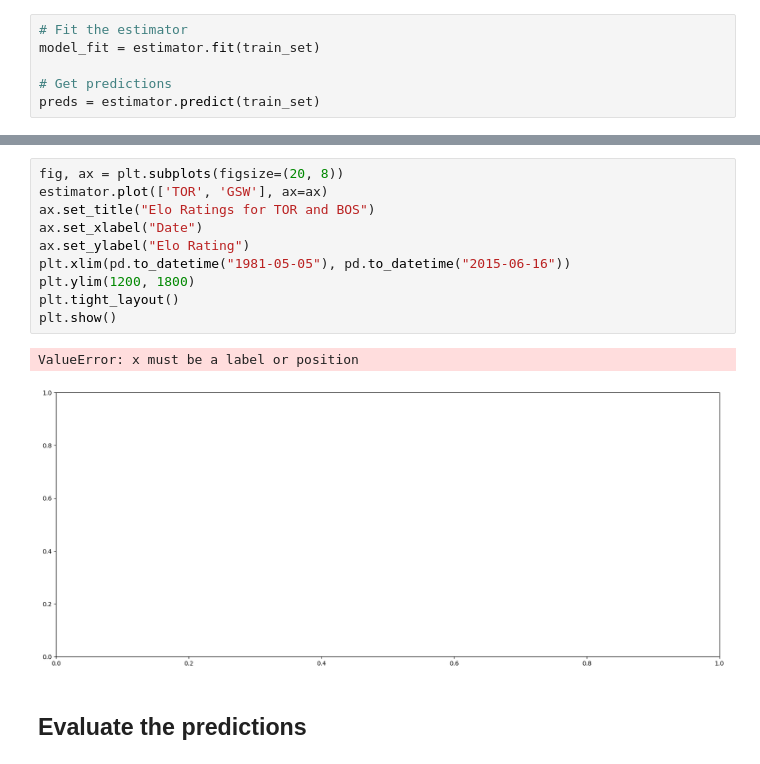
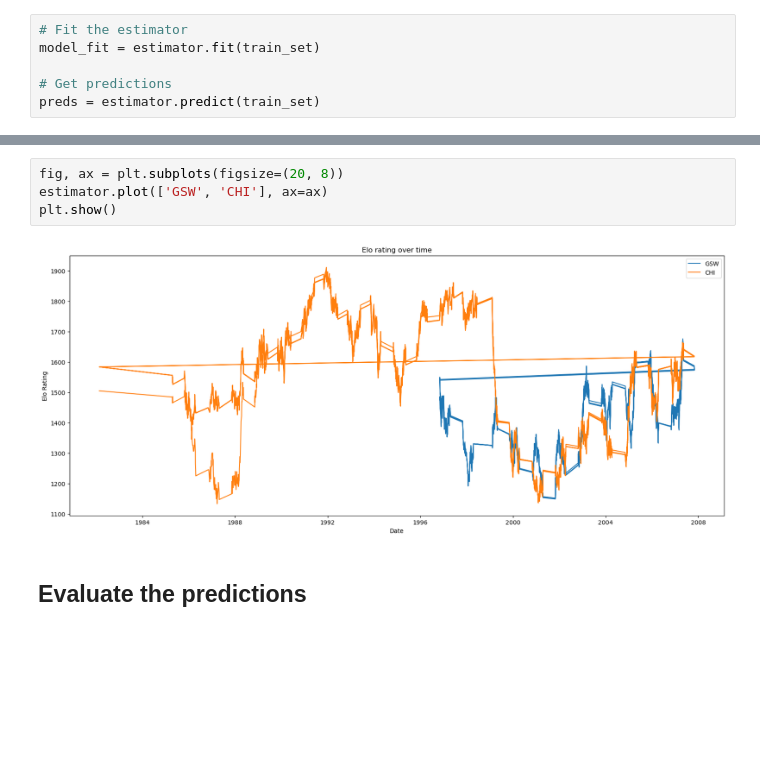
Before and after one commit to blam3/summer-2025-elo-for-nba, a Jupyter notebook: notebooks/10_elo_regression.ipynb, the cells around one changed output, grey strips where cells are left out. Drawn from its saved outputs; the diff is of its cells as text; blank space fills up the shorter version.

```diff
--- a/notebooks/10_elo_regression.ipynb
+++ b/notebooks/10_elo_regression.ipynb
@@ -139,16 +130,9 @@ array(['BOS', 'HOU', 'CHI', 'MIL', 'NJN', 'DET', 'POR', 'LAL', 'CLE',
-# %%
-fig, ax = plt.subplots(figsize=(20, 8))
-estimator.plot(['TOR', 'GSW'], ax=ax)
-ax.set_title("Elo Ratings for TOR and BOS")
-ax.set_xlabel("Date")
-ax.set_ylabel("Elo Rating")
-plt.xlim(pd.to_datetime("1981-05-05"), pd.to_datetime("2015-06-16"))
-plt.ylim(1200, 1800)
-plt.tight_layout()
-plt.show()
-# %% [output]
-ValueError: x must be a label or position
-[figure, removed]
+# %%
+fig, ax = plt.subplots(figsize=(20, 8))
+estimator.plot(['GSW', 'CHI'], ax=ax)
+plt.show()
+# %% [output]
+[figure, added]
 # %% [markdown]
 ## Evaluate the predictions
 # %%
```
Also changed, not shown: parts of 17 cells of this notebook, 4 other files.
